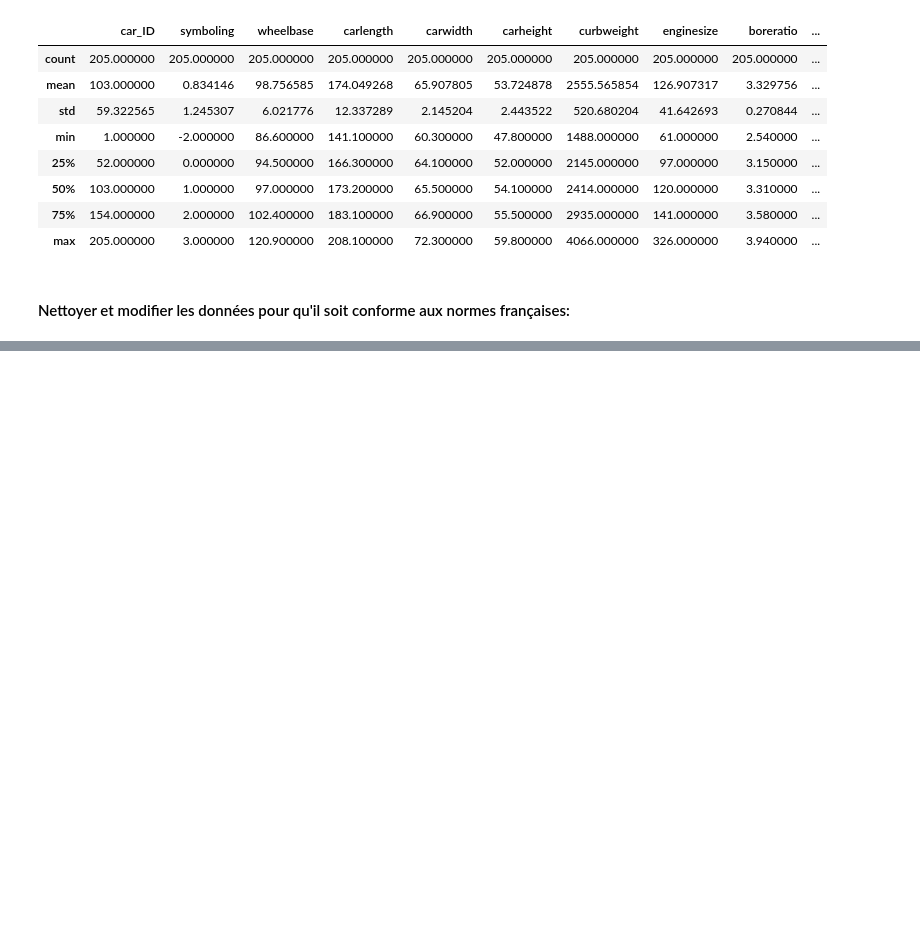
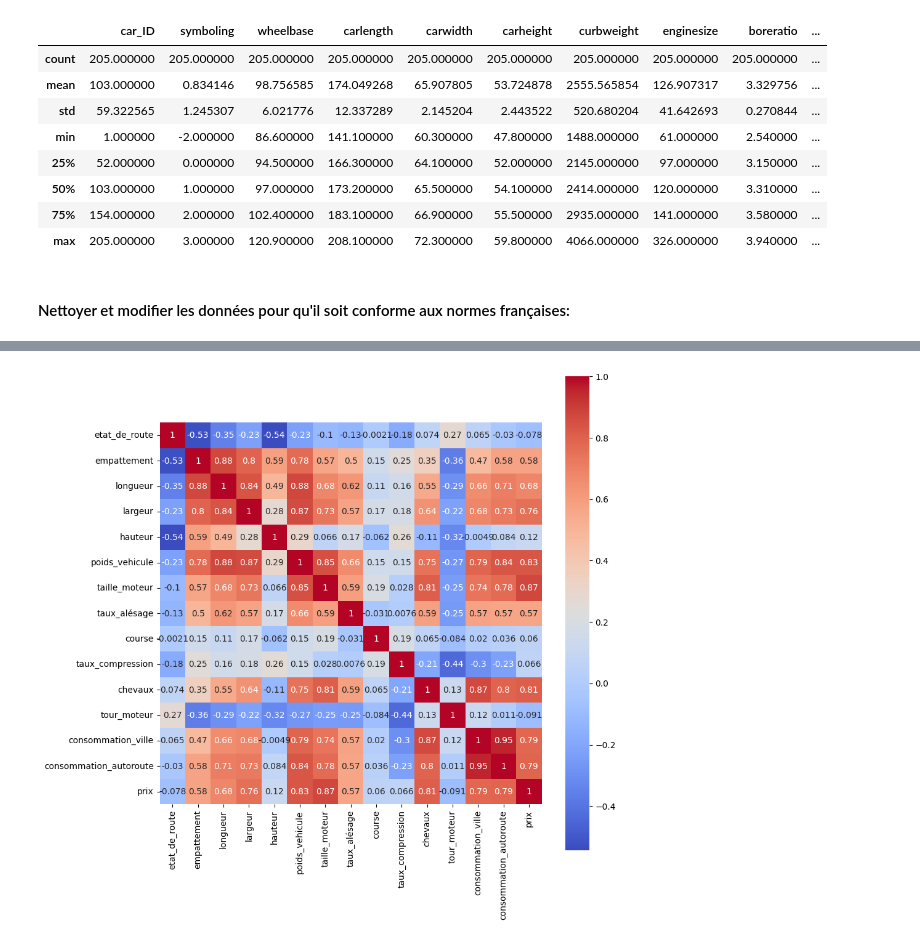
Before and after one commit to RolaMmss/ml-model-api, a Jupyter notebook: analyse/1_cleaning.ipynb, the cells around one changed output, grey strips where cells are left out. Saved outputs shown, nothing was run; the diff lists cells and outputs as text; code cells hidden in the pictures; blank space fills up the shorter version.

```diff
--- a/analyse/1_cleaning.ipynb
+++ b/analyse/1_cleaning.ipynb
@@ -56,8 +56,8 @@ df.describe()
 | 75% | 154.000000 | 2.000000 | 102.400000 | 183.100000 | 66.900000 | 55.500000 | 2935.000000 | 141.000000 | 3.580000 | ... |
 | max | 205.000000 | 3.000000 | 120.900000 | 208.100000 | 72.300000 | 59.800000 | 4066.000000 | 326.000000 | 3.940000 | ... |
 # %%
-# Separate column "symboling" into twi distinct columns: "marque" et "modèle
-df[['marque', 'modèle']] = df['CarName'].str.split(' ', 1, expand=True)
+# Separate column "symboling" into two distinct columns: "marque" et "modèle
+df[['marque', 'modèle']] = df['CarName'].str.split(' ', n=1, expand=True)
 
 df.drop('CarName', axis=1, inplace=True)
 
@@ -168,16 +262,22 @@ df
 # %%
 %matplotlib inline
 import matplotlib.pyplot as plt
 import seaborn as sns
+# Select only numeric columns for correlation calculation
+numeric_columns = df.select_dtypes(include=['int64', 'float64'])
+numeric_columns
 # Calcul de la matrice de corrélation
-corr_matrix = df.corr(numeric_only=True)
+corr_matrix = numeric_columns.corr()
+
 # Création de la heatmap
 plt.figure(figsize=(10, 10))
 sns.heatmap(corr_matrix, annot=True, cmap='coolwarm', square=True)
 
 # Affichage de la heatmap
 plt.show()
-df.corr()
+# df.corr()
+# %% [output]
+[figure, added]
 # %%
 
 df.to_csv('../data/prix_voiture.csv', index=False)
```
Also changed, not shown: parts of 13 cells of this notebook, 10 other files.
